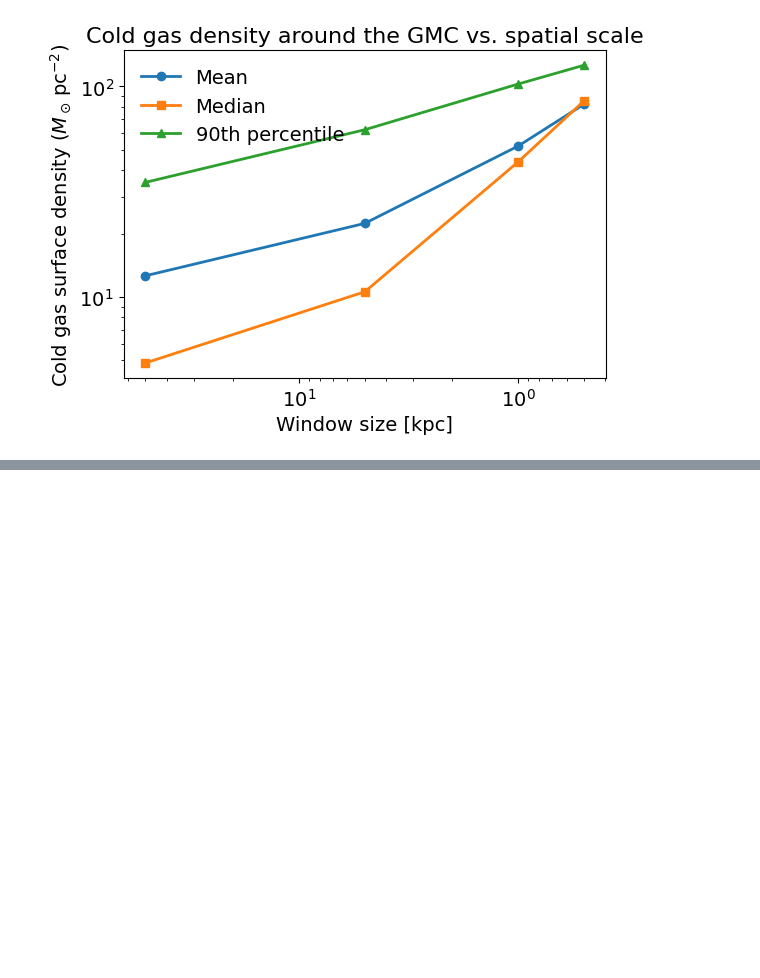
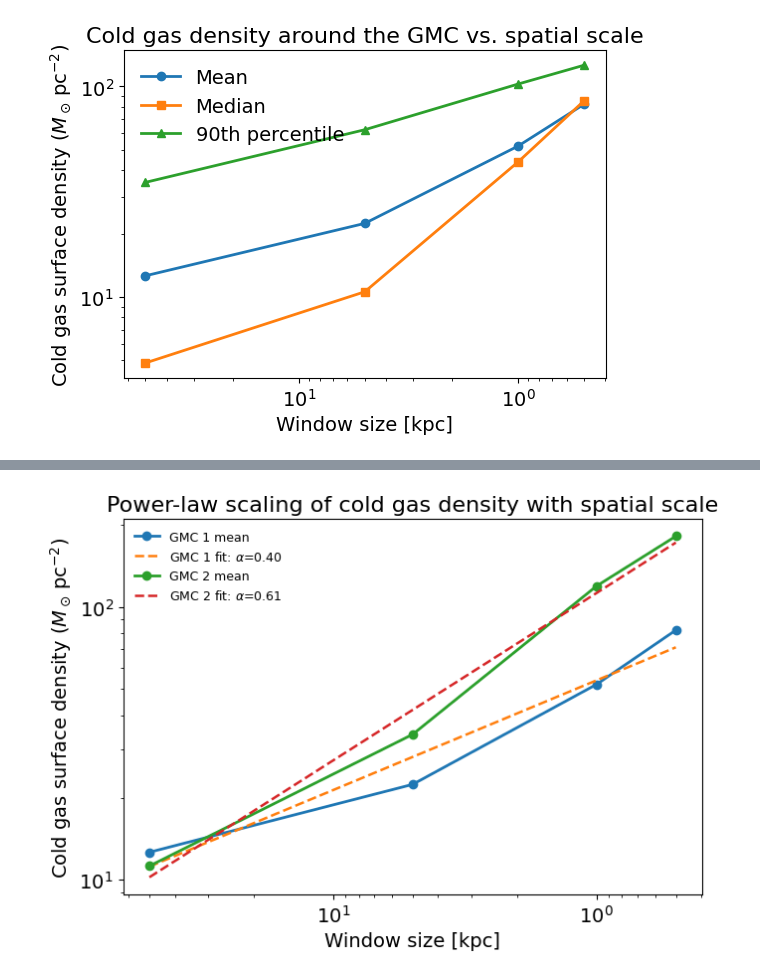
Before and after one commit to phoenixfya/multiscale-gmc-analysis, a Jupyter notebook: 01_multiscale_gmc_density.ipynb, the cells around one changed output, grey strips where cells are left out. Cells and saved outputs as stored; diff of their text form; code cells hidden in the pictures; blank space fills up the shorter version.

```diff
--- a/01_multiscale_gmc_density.ipynb
+++ b/01_multiscale_gmc_density.ipynb
@@ -715,0 +766,50 @@ plt.close(fig_metric)
+# %%
+# --- plot scaling fits for the mean densities ---
+
+fig_fit, ax = plt.subplots(figsize=(7, 5))
+
+colors = {"GMC 1": "tab:blue", "GMC 2": "tab:red"}
+
+for gmc_name, result in comparison_results.items():
+    yvals = result["mean"]
+    slope, intercept, alpha = fit_power_law(zoom_sizes, yvals)
+
+    x_plot = np.array(zoom_sizes, dtype=float)
+    y_fit = 10**intercept * x_plot**slope
+
+    ax.plot(
+        zoom_sizes,
+        yvals,
+        marker="o",
+        linewidth=2,
+        label=f"{gmc_name} mean"
+    )
+    ax.plot(
+        x_plot,
+        y_fit,
+        linestyle="--",
+        linewidth=1.8,
+        label=f"{gmc_name} fit: $\\alpha$={alpha:.2f}"
+    )
+
+ax.set_xscale("log")
+ax.invert_xaxis()
+ax.set_yscale("log")
+
+ax.set_xlabel("Window size [kpc]")
+ax.set_ylabel(r"Cold gas surface density $(M_\odot\,\mathrm{pc}^{-2})$")
+ax.set_title("Power-law scaling of cold gas density with spatial scale")
+ax.legend(frameon=False, fontsize=9)
+
+fig_fit.tight_layout()
+
+outdir = Path("figures")
+outdir.mkdir(parents=True, exist_ok=True)
+
+fig_fit.savefig(outdir / "gmc_density_scaling_fit.png", dpi=300, bbox_inches="tight")
+fig_fit.savefig(outdir / "gmc_density_scaling_fit.pdf", bbox_inches="tight")
+
+plt.show()
+plt.close(fig_fit)
+# %% [output]
+[figure, added]
```
Also changed, not shown: parts of 4 cells of this notebook.
